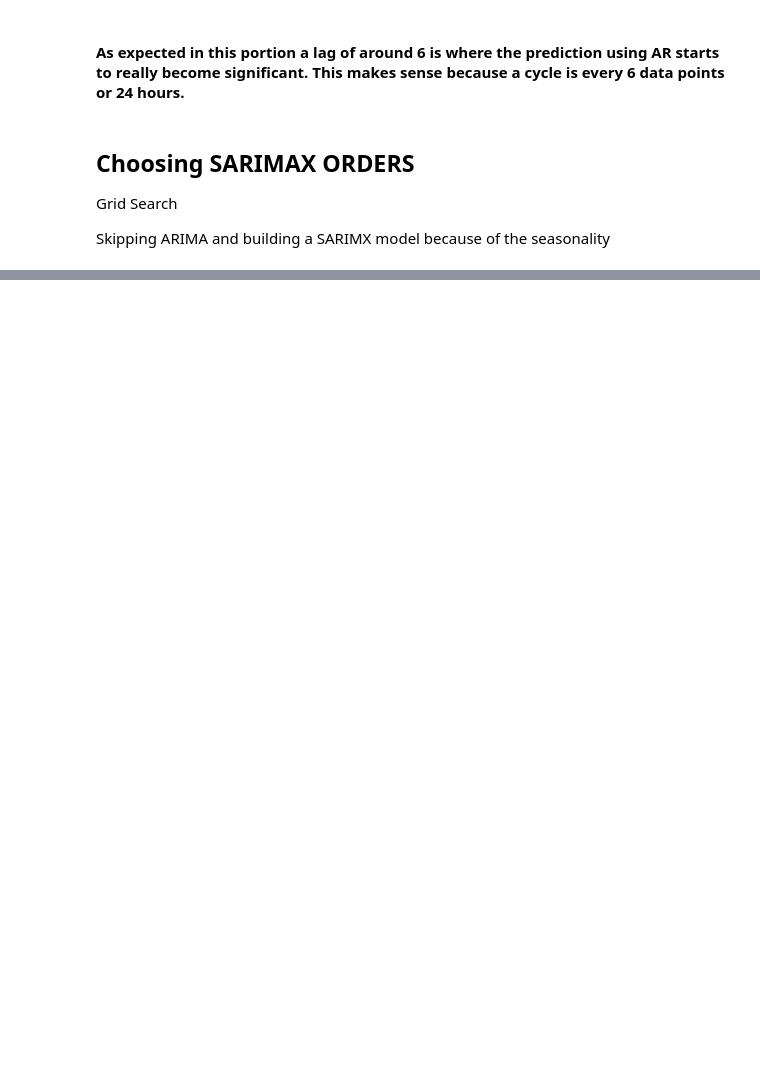
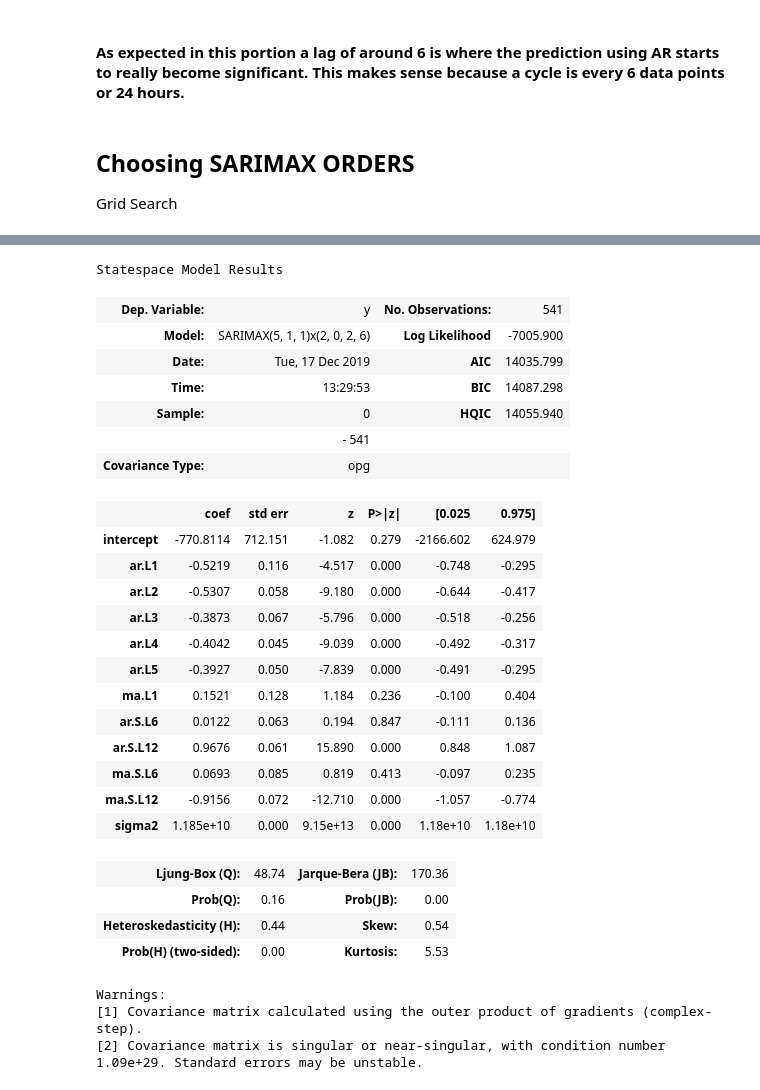
Before and after one commit to Landstein/Water-Treatment-Plant-Power-Predictions, a Jupyter notebook: Arima EDA .ipynb, the cells around one changed output, grey strips where cells are left out. Saved outputs shown, nothing was run; the diff lists cells and outputs as text; code cells hidden in the pictures; blank space fills up the shorter version.

```diff
--- a/Arima EDA .ipynb
+++ b/Arima EDA .ipynb
@@ -363,5 +361,19 @@ dtype: float64
 # %% [markdown]
 ## Choosing SARIMAX ORDERS
 Grid Search
-
-Skipping ARIMA and building a SARIMX model because of the seasonality
+# %%
+#Based on the Summary Below the best Sarimax model is SARIMAX(5, 1, 1)x(2, 0, 2, 6)
+# Auto REgression Lagging 5
+# Moving Average Lagging 1
+
+
+powera_fit = auto_arima(df_a['PowerA'], start_p=5, start_q=0,
+                          max_p=25, max_q=3, m=6,
+                          seasonal=True,
+                          d=None, trace=True,
+                          error_action='ignore',   # we don't want to know if an order does not work
+                          suppress_warnings=True,  # we don't want convergence warnings
+                          stepwise=True)
+
+powera_fit.summary()
+# %% [output]
@@ -367,0 +397,28 @@ Skipping ARIMA and building a SARIMX model because of the seasonality
+Statespace Model Results
+| Dep. Variable: | y | No. Observations: | 541 |
+| Model: | SARIMAX(5, 1, 1)x(2, 0, 2, 6) | Log Likelihood | -7005.900 |
+| Date: | Tue, 17 Dec 2019 | AIC | 14035.799 |
+| Time: | 13:29:53 | BIC | 14087.298 |
+| Sample: | 0 | HQIC | 14055.940 |
+|  | - 541 |  |  |
+| Covariance Type: | opg |  |  |
+|  | coef | std err | z | P>|z| | [0.025 | 0.975] |
+| intercept | -770.8114 | 712.151 | -1.082 | 0.279 | -2166.602 | 624.979 |
+| ar.L1 | -0.5219 | 0.116 | -4.517 | 0.000 | -0.748 | -0.295 |
+| ar.L2 | -0.5307 | 0.058 | -9.180 | 0.000 | -0.644 | -0.417 |
+| ar.L3 | -0.3873 | 0.067 | -5.796 | 0.000 | -0.518 | -0.256 |
+| ar.L4 | -0.4042 | 0.045 | -9.039 | 0.000 | -0.492 | -0.317 |
+| ar.L5 | -0.3927 | 0.050 | -7.839 | 0.000 | -0.491 | -0.295 |
+| ma.L1 | 0.1521 | 0.128 | 1.184 | 0.236 | -0.100 | 0.404 |
+| ar.S.L6 | 0.0122 | 0.063 | 0.194 | 0.847 | -0.111 | 0.136 |
+| ar.S.L12 | 0.9676 | 0.061 | 15.890 | 0.000 | 0.848 | 1.087 |
+| ma.S.L6 | 0.0693 | 0.085 | 0.819 | 0.413 | -0.097 | 0.235 |
+| ma.S.L12 | -0.9156 | 0.072 | -12.710 | 0.000 | -1.057 | -0.774 |
+| sigma2 | 1.185e+10 | 0.000 | 9.15e+13 | 0.000 | 1.18e+10 | 1.18e+10 |
+| Ljung-Box (Q): | 48.74 | Jarque-Bera (JB): | 170.36 |
+| Prob(Q): | 0.16 | Prob(JB): | 0.00 |
+| Heteroskedasticity (H): | 0.44 | Skew: | 0.54 |
+| Prob(H) (two-sided): | 0.00 | Kurtosis: | 5.53 |
+Warnings:
+[1] Covariance matrix calculated using the outer product of gradients (complex-step).
+[2] Covariance matrix is singular or near-singular, with condition number 1.09e+29. Standard errors may be unstable.
```
Also changed, not shown: parts of 24 cells of this notebook.
